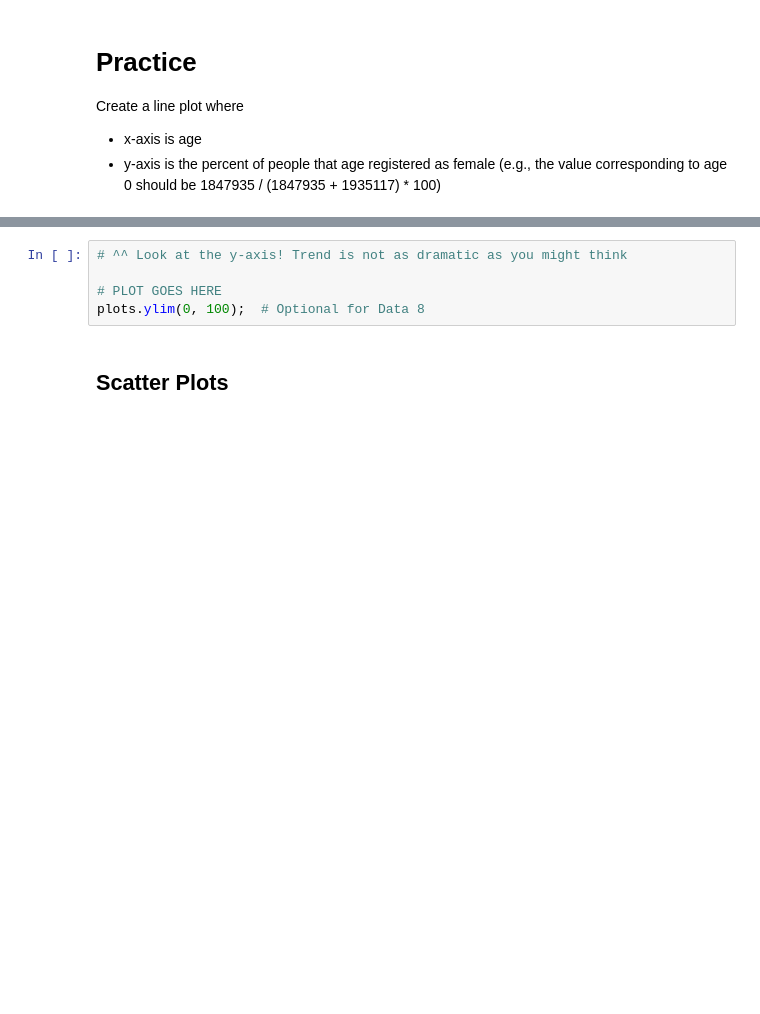
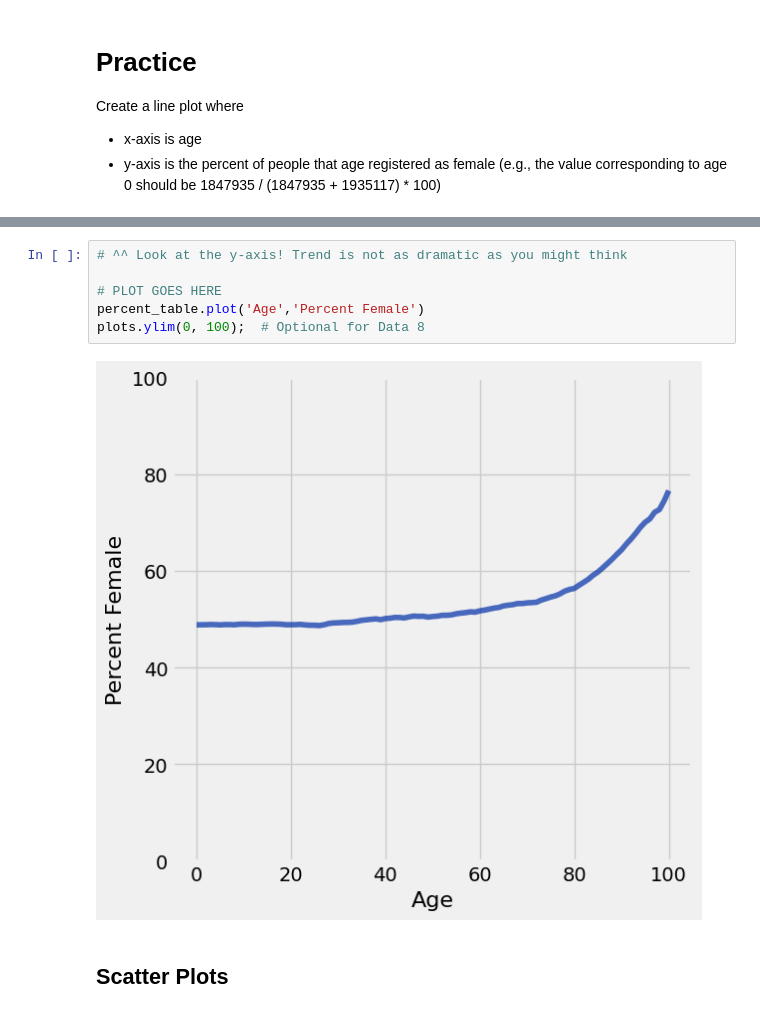
Before and after one commit to cohlrich/Intro-to-data-analytics---cohlrich, a Jupyter notebook: visualizations/visualizations.ipynb, the cells around one changed output, grey strips where cells are left out. Drawn from its saved outputs; the diff is of its cells as text; blank space fills up the shorter version.

```diff
--- a/visualizations/visualizations.ipynb
+++ b/visualizations/visualizations.ipynb
@@ -92,8 +111,11 @@ Create a line plot where
 # %%
 # ^^ Look at the y-axis! Trend is not as dramatic as you might think
 
 # PLOT GOES HERE
+percent_table.plot('Age','Percent Female')
 plots.ylim(0, 100);  # Optional for Data 8
+# %% [output]
+[figure, added]
 # %% [markdown]
 ## Scatter Plots ##
 # %%
```
Also changed, not shown: parts of 7 cells of this notebook, 11 other files.
